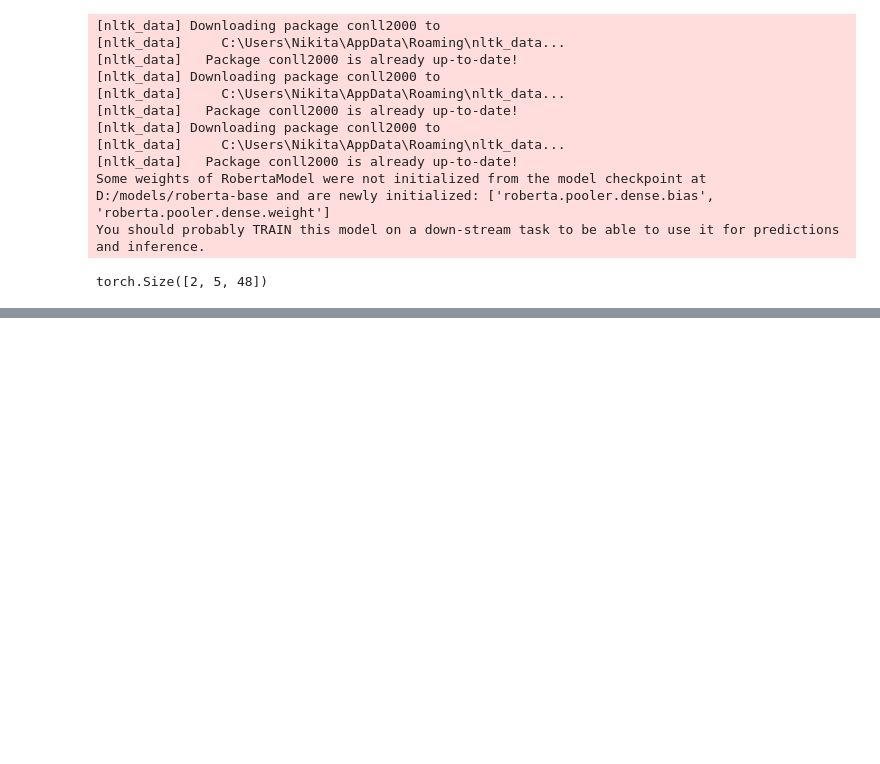
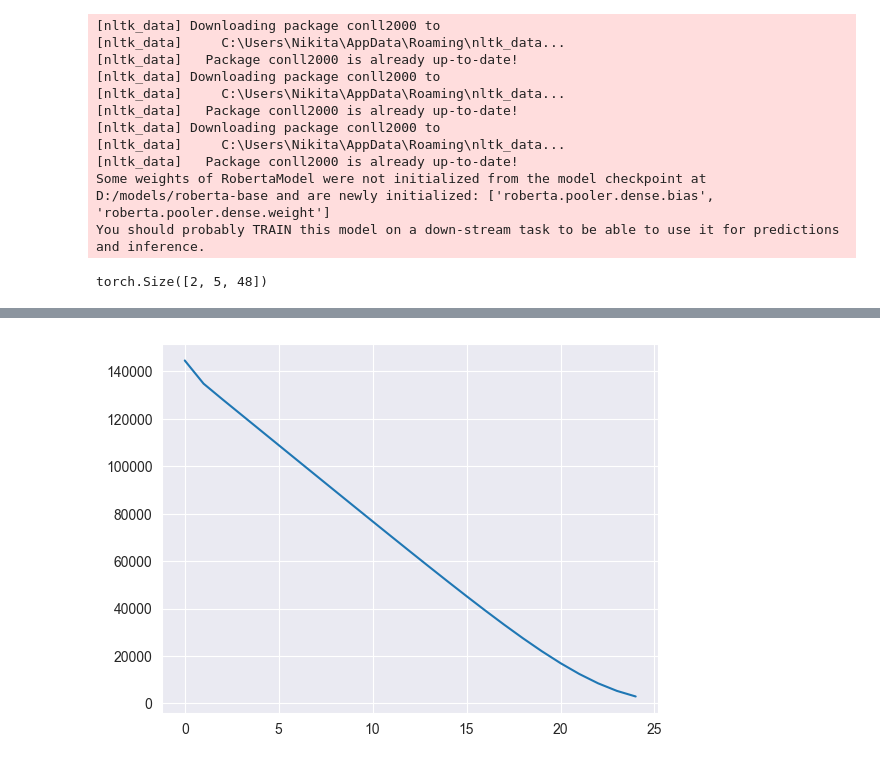
Before and after one commit to intsystems/-BMM-MDL-for-language-models, a Jupyter notebook: problib/mdl/variational_dev.ipynb, the cells around one changed output, grey strips where cells are left out. Drawn from its saved outputs; the diff is of its cells as text; code cells hidden in the pictures; blank space fills up the shorter version.

```diff
--- a/problib/mdl/variational_dev.ipynb
+++ b/problib/mdl/variational_dev.ipynb
@@ -10,6 +10,11 @@ from variational_probing import VariationalProbingModel
 from utils import *
 
 from transformers import AutoTokenizer
+import matplotlib.pyplot as plt
+import seaborn as sns
+sns.set_style("darkgrid")
+
+%matplotlib inline
 # %%
 data_path_train = "conll2000_train.txt"
 data_path_val = "conll2000_test.txt"
@@ -63,10 +68,10 @@ trainer = Trainer(
     model=model,
     train_config={
         "variational": True,
-        "eval_metrics": ["description_length"],
+        "eval_metrics": ["description_length", "accuracy"],
         "lr": 1e-3,
         "optimizer": "Adam",
-        "n_epochs": 250,
+        "n_epochs": 500,
         "loss_function": "crossentropy"
     }
 )
@@ -84,3 +107,9 @@ KeyboardInterrupt:
+# %%
+# plt.yscale("log")
+plt.plot([elem["description_length"] for elem in val_metrics_mean])
+plt.show()
+# %% [output]
+[figure, added]
 # %%
 # test_metrics_mean, test_metrics = trainer.evaluate(test_loader)
 # %%
```
Also changed, not shown: parts of 2 cells of this notebook, 3 other files.
